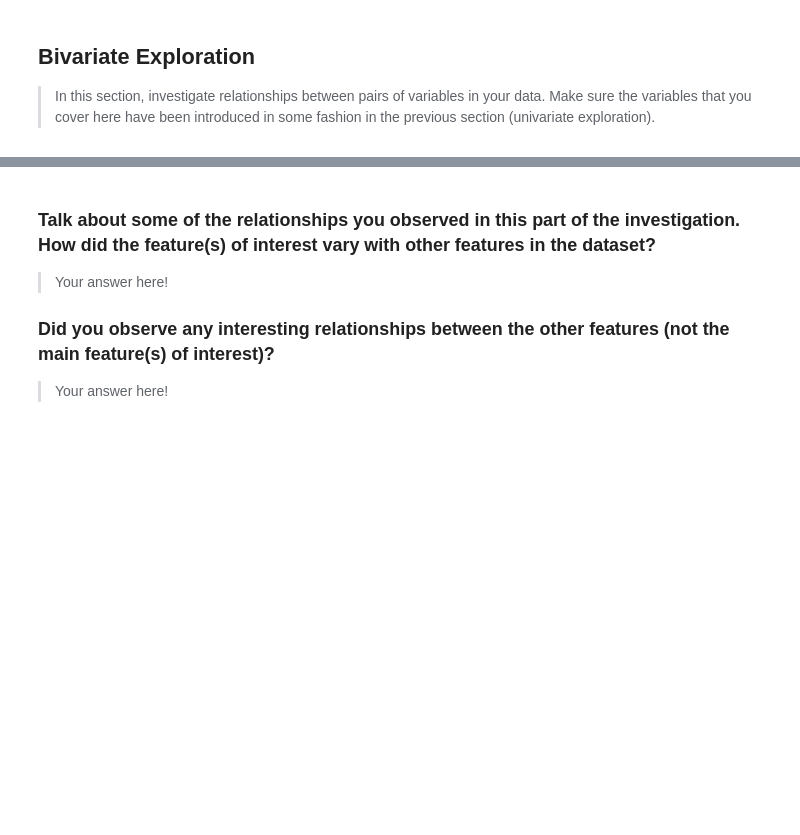
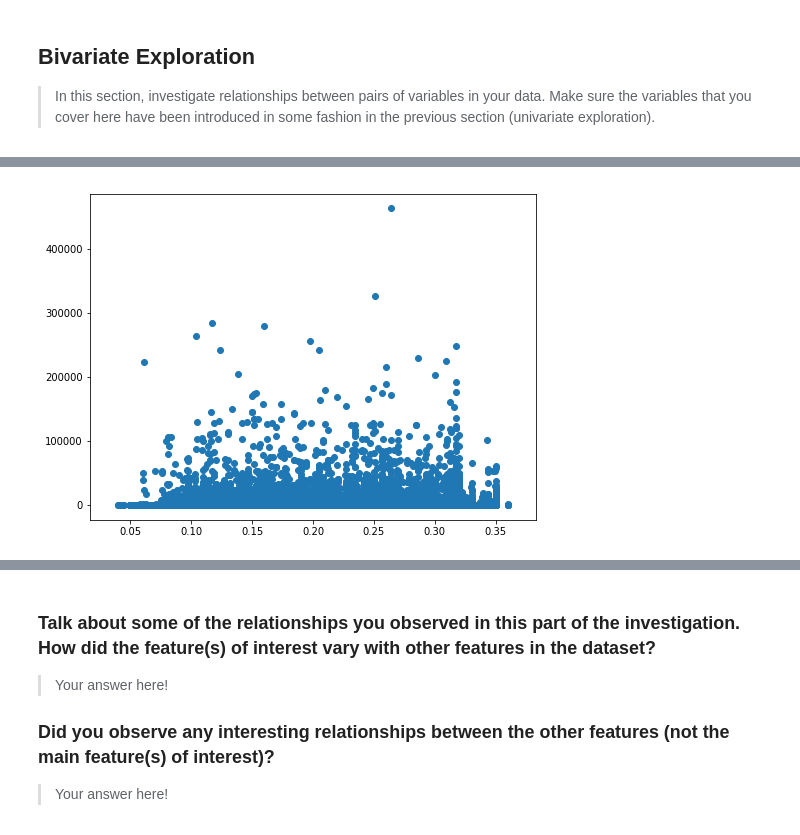
Before and after one commit to suefenali/data_analysis_nanodegree, a Jupyter notebook: project_5/exploration.ipynb, the cells around one changed output, grey strips where cells are left out. Saved outputs shown, nothing was run; the diff lists cells and outputs as text; code cells hidden in the pictures; blank space fills up the shorter version.

```diff
--- a/project_5/exploration.ipynb
+++ b/project_5/exploration.ipynb
@@ -384,0 +405,5 @@ fashion in the previous section (univariate exploration).
+# %%
+plt.figure(figsize=(8,6))
+plt.scatter(data=loan, x='BorrowerRate', y='AmountDelinquent');
+# %% [output]
+[figure, added]
```
Also changed, not shown: parts of 10 cells of this notebook.
